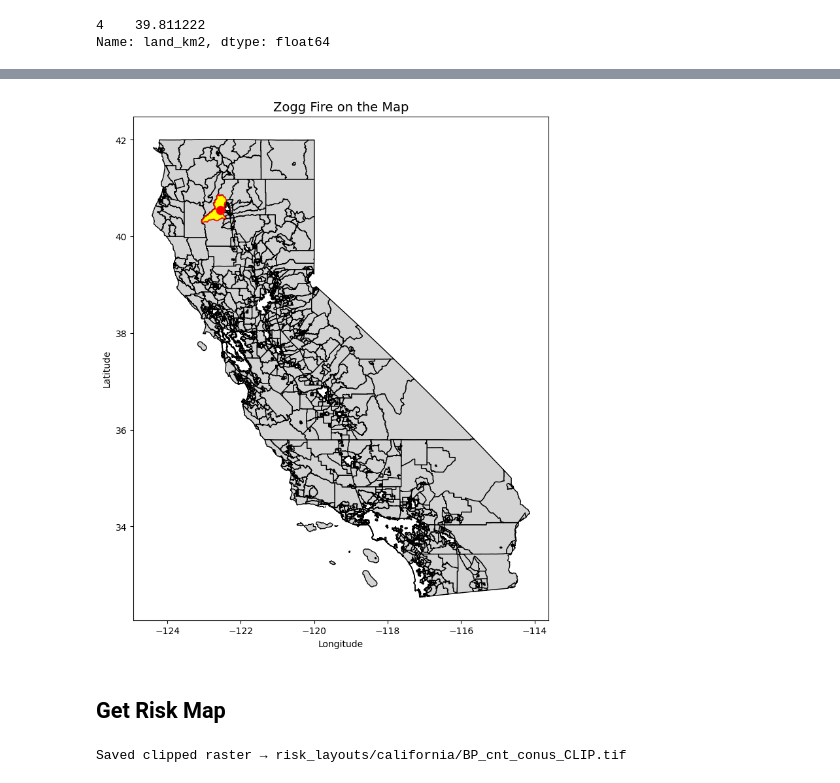
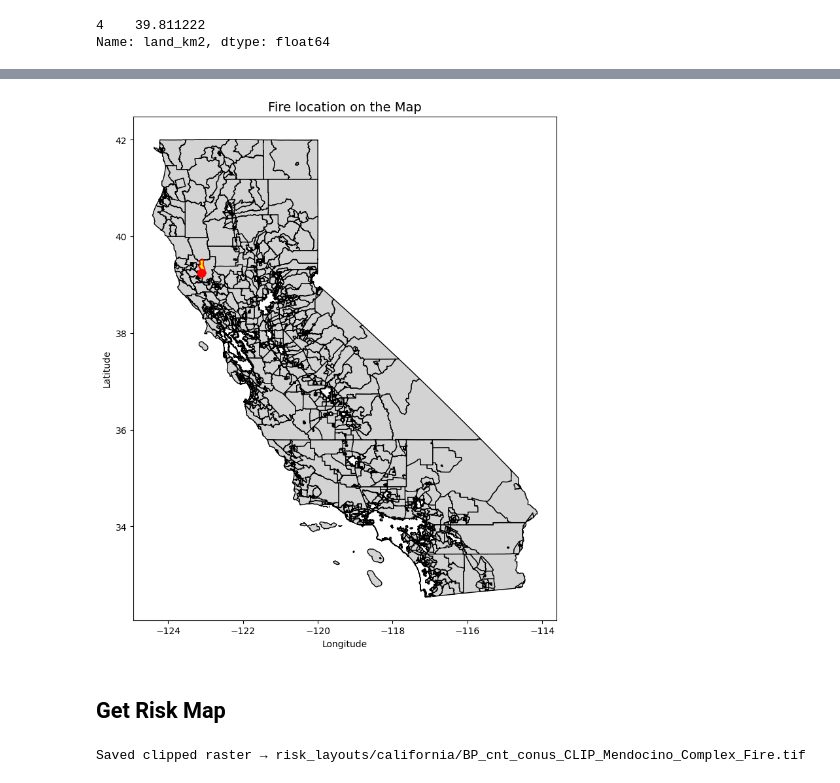
Before and after one commit to RomainPuech/wildfire_drone_routing, a Jupyter notebook: notebooks/california.ipynb, the cells around one changed output, grey strips where cells are left out. Saved outputs shown, nothing was run; the diff lists cells and outputs as text; code cells hidden in the pictures.

Commit message:
add mendocino complex fire risk map

```diff
--- a/notebooks/california.ipynb
+++ b/notebooks/california.ipynb
@@ -84,6 +86,9 @@ Ref: https://en.wikipedia.org/wiki/Zogg_Fire
 # %%
 latitude = 40.53927
 longitude = -122.56656
+
+latitude =39.243283
+longitude = -123.103367
 point = Point(longitude, latitude)
 # %%
 if result.crs != "EPSG:4326":
@@ -103,29 +113,29 @@ else:
 # %%
 fig, ax = plt.subplots(figsize=(10, 10))
 
 # Plot shapefile
 gdf.plot(ax=ax, color="lightgray", edgecolor="black")
 
 selected.plot(ax=ax, color="yellow", edgecolor="red")
 # Plot the point
 point_gdf = gpd.GeoDataFrame(
     {"name": ["My Point"]},
     geometry=[point],
     crs="EPSG:4326"
 )
 point_gdf.plot(ax=ax, color="red", markersize=80)
 
 # Annotate the point
 # ax.annotate("My Point", xy=(longitude, latitude), xytext=(3, 3), textcoords="offset points")
 
 # Styling
-ax.set_title("Zogg Fire on the Map", fontsize=14)
+ax.set_title("Fire location on the Map", fontsize=14)
 ax.set_xlabel("Longitude")
 ax.set_ylabel("Latitude")
 
 plt.show()
 # %% [output]
-[figure, old version]
+[figure, new version]
 # %% [markdown]
 ## Get Risk Map
 # %%
@@ -168,13 +178,13 @@ with rasterio.open(raster_path) as src:
 # ---------------------------
 # Write clipped GeoTIFF
 # ---------------------------
-out_path = "risk_layouts/california/BP_cnt_conus_CLIP.tif"
+out_path = "risk_layouts/california/BP_cnt_conus_CLIP_Mendocino_Complex_Fire.tif"
 with rasterio.open(out_path, "w", **out_meta) as dst:
     dst.write(out_arr)
 
 print(f"Saved clipped raster → {out_path}")
 # %% [output]
-Saved clipped raster → risk_layouts/california/BP_cnt_conus_CLIP.tif
+Saved clipped raster → risk_layouts/california/BP_cnt_conus_CLIP_Mendocino_Complex_Fire.tif
 # %%
 from rasterio.plot import show
 with rasterio.open(out_path) as src:
```
Also changed, not shown: parts of 7 cells of this notebook, 1 other file.
